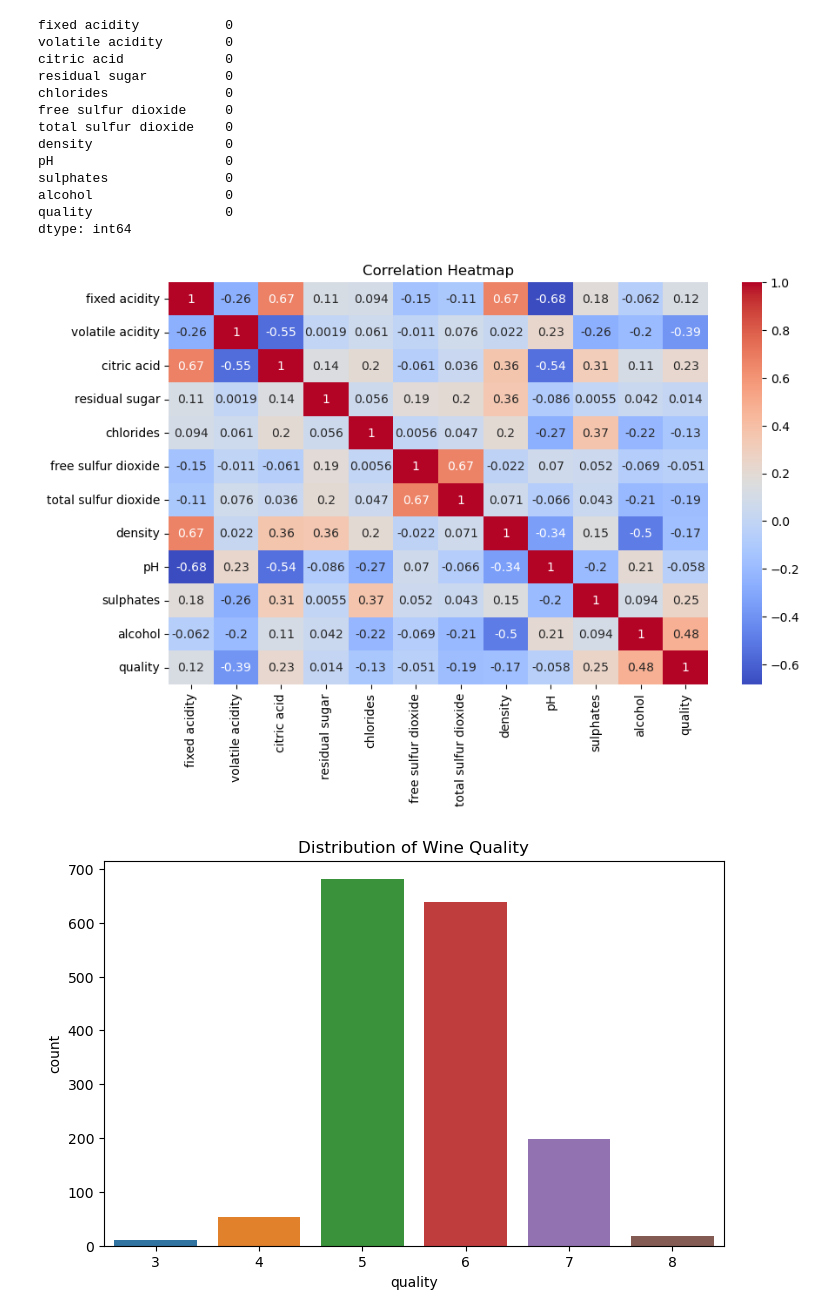
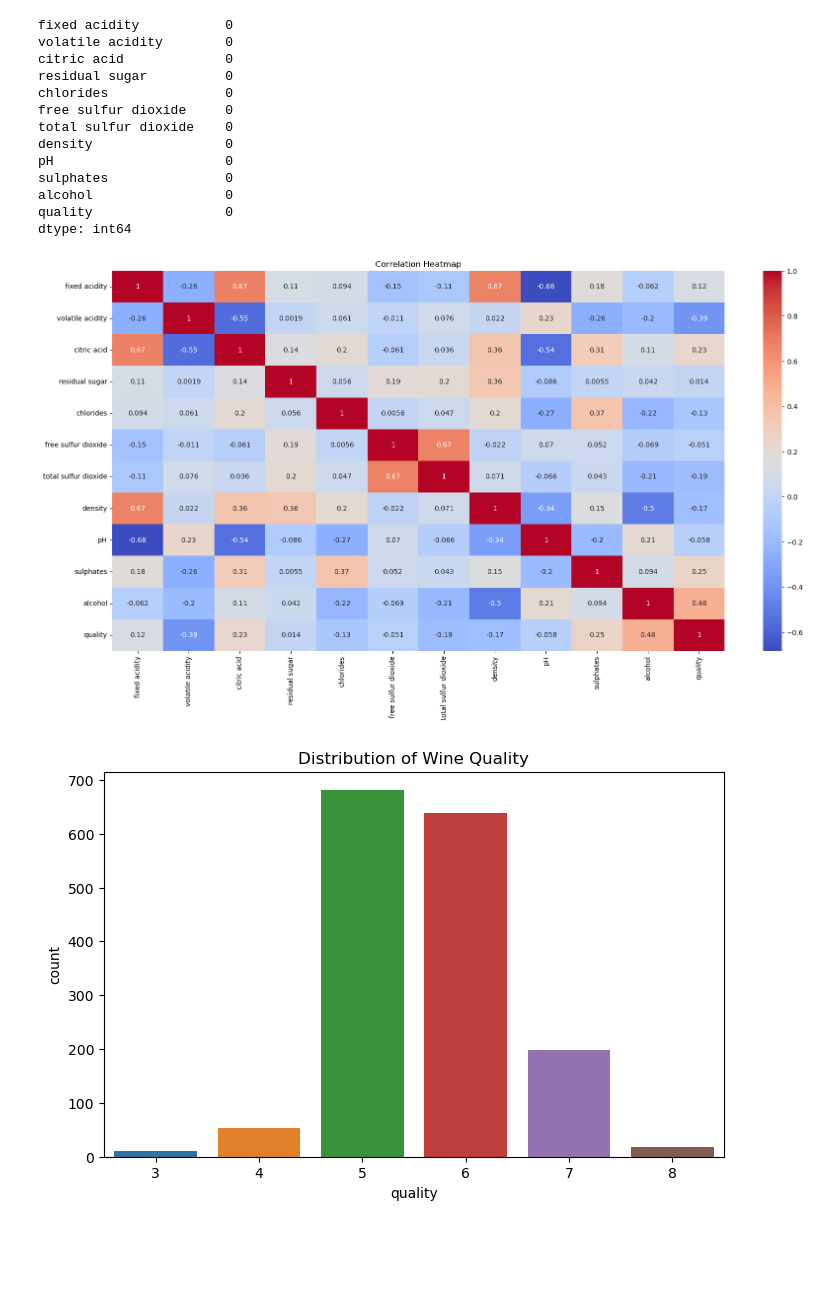
Before and after one commit to PisethChuon/Red-Wine-Quality-Prediction, a Jupyter notebook: notebooks/red_wine_prediction.ipynb, the cells around one changed output. Cells and saved outputs as stored; diff of their text form; code cells hidden in the pictures; blank space fills up the shorter version.

```diff
--- a/notebooks/red_wine_prediction.ipynb
+++ b/notebooks/red_wine_prediction.ipynb
@@ -99,12 +99,12 @@ quality                 0
 dtype: int64
 # %%
 # 📊 STEP 4: Visualize the data
-plt.figure(figsize=(10, 6))
+plt.figure(figsize=(20, 10))
 sns.heatmap(df.corr(), annot=True, cmap="coolwarm")
 plt.title("Correlation Heatmap")
 plt.show()
 # %% [output]
-[figure, old version]
+[figure, new version]
 # %%
 plt.figure(figsize=(8, 5))
 sns.countplot(x='quality', data=df)
```
Also changed, not shown: parts of 3 cells of this notebook, 1 other file.
